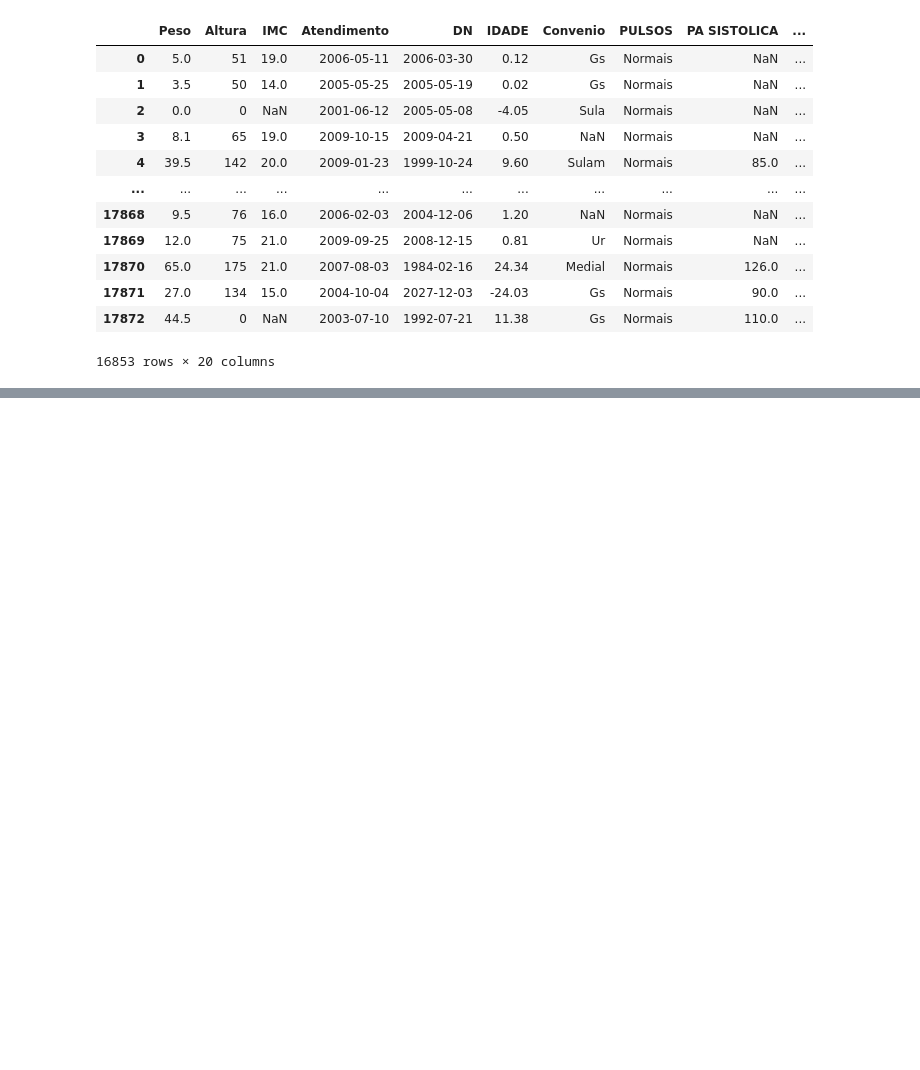
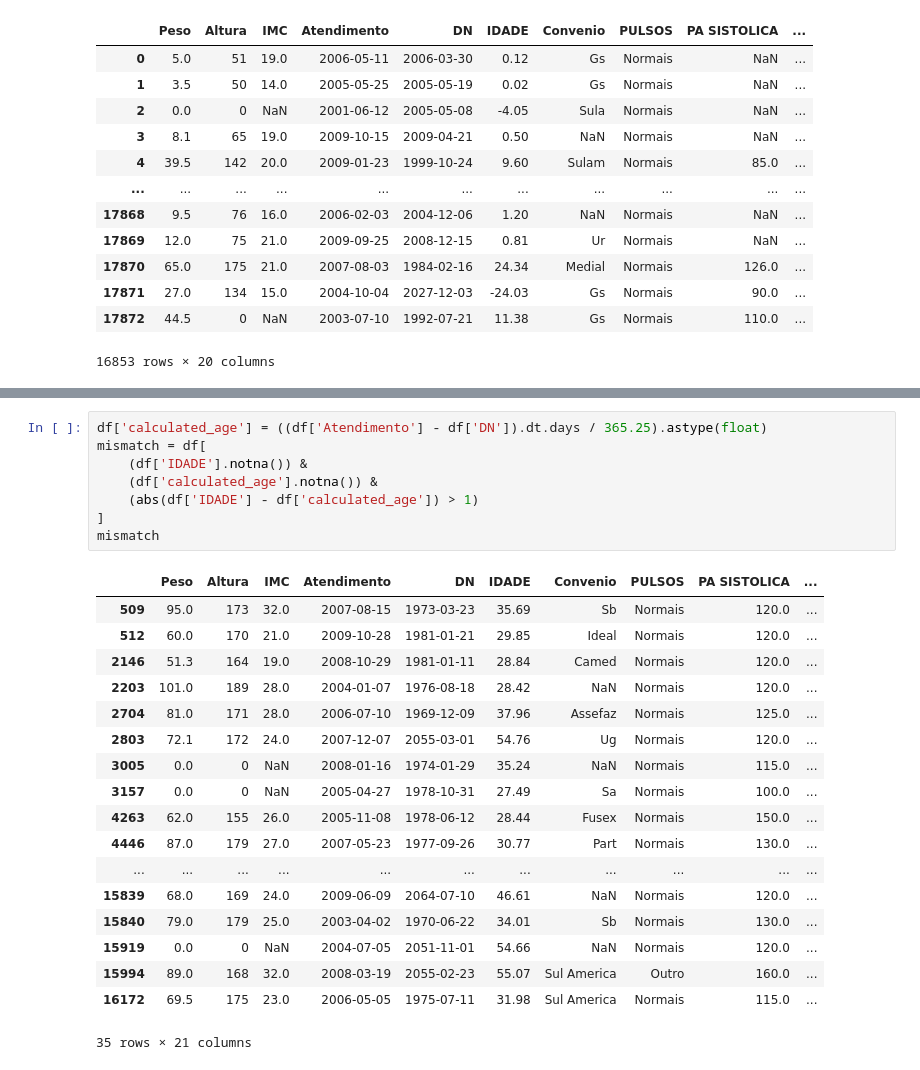
Before and after one commit to Proenca13/Project_FDS, a Jupyter notebook: PredictingCardiacDiseasesChildren.ipynb, the cells around one changed output, grey strips where cells are left out. Saved outputs shown, nothing was run; the diff lists cells and outputs as text; blank space fills up the shorter version.

```diff
--- a/PredictingCardiacDiseasesChildren.ipynb
+++ b/PredictingCardiacDiseasesChildren.ipynb
@@ -438,0 +405,27 @@ Name: Atendimento, dtype: object
+# %%
+df['calculated_age'] = ((df['Atendimento'] - df['DN']).dt.days / 365.25).astype(float)
+mismatch = df[
+    (df['IDADE'].notna()) &
+    (df['calculated_age'].notna()) &
+    (abs(df['IDADE'] - df['calculated_age']) > 1)
+]
+mismatch
+# %% [output]
+|  | Peso | Altura | IMC | Atendimento | DN | IDADE | Convenio | PULSOS | PA SISTOLICA | ... |
+| 509 | 95.0 | 173 | 32.0 | 2007-08-15 | 1973-03-23 | 35.69 | Sb | Normais | 120.0 | ... |
+| 512 | 60.0 | 170 | 21.0 | 2009-10-28 | 1981-01-21 | 29.85 | Ideal | Normais | 120.0 | ... |
+| 2146 | 51.3 | 164 | 19.0 | 2008-10-29 | 1981-01-11 | 28.84 | Camed | Normais | 120.0 | ... |
+| 2203 | 101.0 | 189 | 28.0 | 2004-01-07 | 1976-08-18 | 28.42 | NaN | Normais | 120.0 | ... |
+| 2704 | 81.0 | 171 | 28.0 | 2006-07-10 | 1969-12-09 | 37.96 | Assefaz | Normais | 125.0 | ... |
+| 2803 | 72.1 | 172 | 24.0 | 2007-12-07 | 2055-03-01 | 54.76 | Ug | Normais | 120.0 | ... |
+| 3005 | 0.0 | 0 | NaN | 2008-01-16 | 1974-01-29 | 35.24 | NaN | Normais | 115.0 | ... |
+| 3157 | 0.0 | 0 | NaN | 2005-04-27 | 1978-10-31 | 27.49 | Sa | Normais | 100.0 | ... |
+| 4263 | 62.0 | 155 | 26.0 | 2005-11-08 | 1978-06-12 | 28.44 | Fusex | Normais | 150.0 | ... |
+| 4446 | 87.0 | 179 | 27.0 | 2007-05-23 | 1977-09-26 | 30.77 | Part | Normais | 130.0 | ... |
+| ... | ... | ... | ... | ... | ... | ... | ... | ... | ... | ... |
+| 15839 | 68.0 | 169 | 24.0 | 2009-06-09 | 2064-07-10 | 46.61 | NaN | Normais | 120.0 | ... |
+| 15840 | 79.0 | 179 | 25.0 | 2003-04-02 | 1970-06-22 | 34.01 | Sb | Normais | 130.0 | ... |
+| 15919 | 0.0 | 0 | NaN | 2004-07-05 | 2051-11-01 | 54.66 | NaN | Normais | 120.0 | ... |
+| 15994 | 89.0 | 168 | 32.0 | 2008-03-19 | 2055-02-23 | 55.07 | Sul America | Outro | 160.0 | ... |
+| 16172 | 69.5 | 175 | 23.0 | 2006-05-05 | 1975-07-11 | 31.98 | Sul America | Normais | 115.0 | ... |
+35 rows × 21 columns
```
Also changed, not shown: parts of 2 cells of this notebook.
